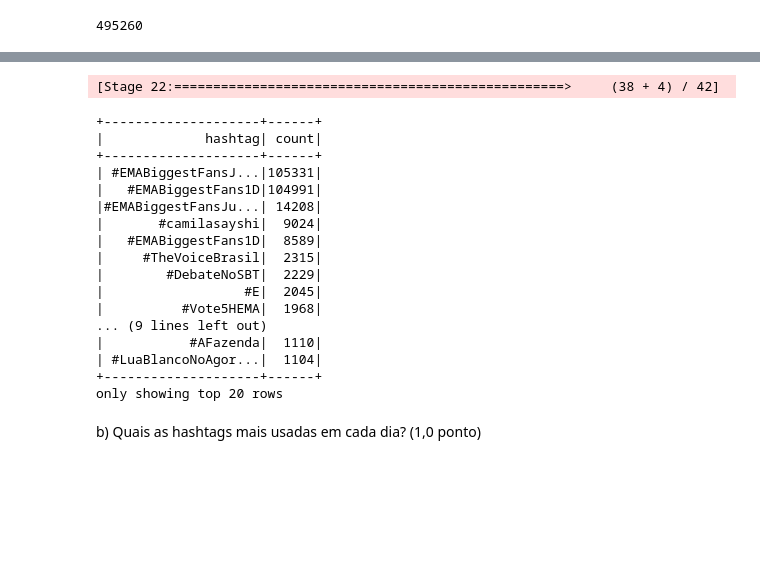
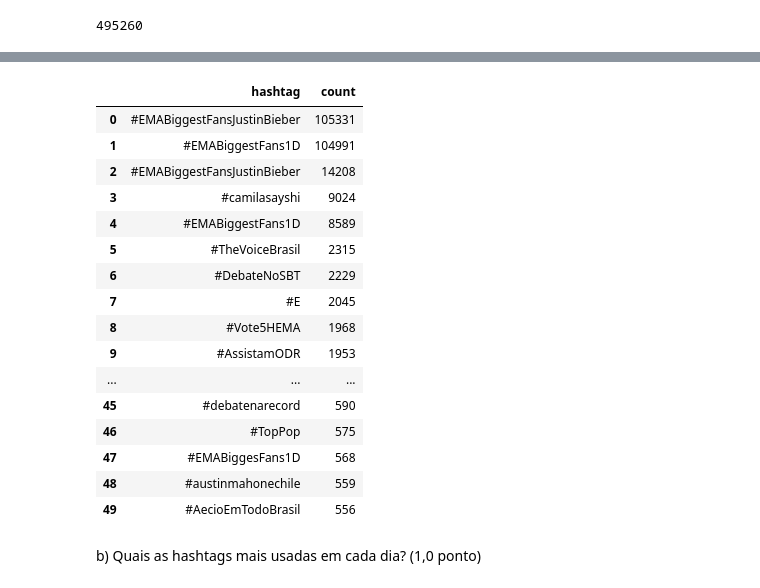
Before and after one commit to VicMisael/MapReduceNuvem2022, a Jupyter notebook: MapReduce.ipynb, the cells around one changed output, grey strips where cells are left out. Saved outputs shown, nothing was run; the diff lists cells and outputs as text; code cells hidden in the pictures; blank space fills up the shorter version.

```diff
--- a/MapReduce.ipynb
+++ b/MapReduce.ipynb
@@ -159,24 +157,23 @@ only showing top 20 rows
 # %%
-contains_hashtag_noite.groupBy("hashtag").count().sort('count', ascending=False).limit(50).show()
+contains_hashtag_noite.groupBy("hashtag").count().sort('count', ascending=False).limit(50).toPandas()
 # %% [output]
-[Stage 22:==================================================>     (38 + 4) / 42]
-+--------------------+------+
-|             hashtag| count|
-+--------------------+------+
-| #EMABiggestFansJ...|105331|
-|   #EMABiggestFans1D|104991|
-|#EMABiggestFansJu...| 14208|
-|       #camilasayshi|  9024|
-|   #EMABiggestFans1D|  8589|
-|     #TheVoiceBrasil|  2315|
-|        #DebateNoSBT|  2229|
-|                  #E|  2045|
-|          #Vote5HEMA|  1968|
-... (9 lines left out)
-|           #AFazenda|  1110|
-| #LuaBlancoNoAgor...|  1104|
-+--------------------+------+
-only showing top 20 rows
+|  | hashtag | count |
+| 0 | #EMABiggestFansJustinBieber | 105331 |
+| 1 | #EMABiggestFans1D | 104991 |
+| 2 | #EMABiggestFansJustinBieber | 14208 |
+| 3 | #camilasayshi | 9024 |
+| 4 | #EMABiggestFans1D | 8589 |
+| 5 | #TheVoiceBrasil | 2315 |
+| 6 | #DebateNoSBT | 2229 |
+| 7 | #E | 2045 |
+| 8 | #Vote5HEMA | 1968 |
+| 9 | #AssistamODR | 1953 |
+| ... | ... | ... |
+| 45 | #debatenarecord | 590 |
+| 46 | #TopPop | 575 |
+| 47 | #EMABiggesFans1D | 568 |
+| 48 | #austinmahonechile | 559 |
+| 49 | #AecioEmTodoBrasil | 556 |
 # %% [markdown]
 b) Quais as hashtags mais usadas em cada dia? (1,0 ponto)
 # %%
```
Also changed, not shown: parts of 29 cells of this notebook.
